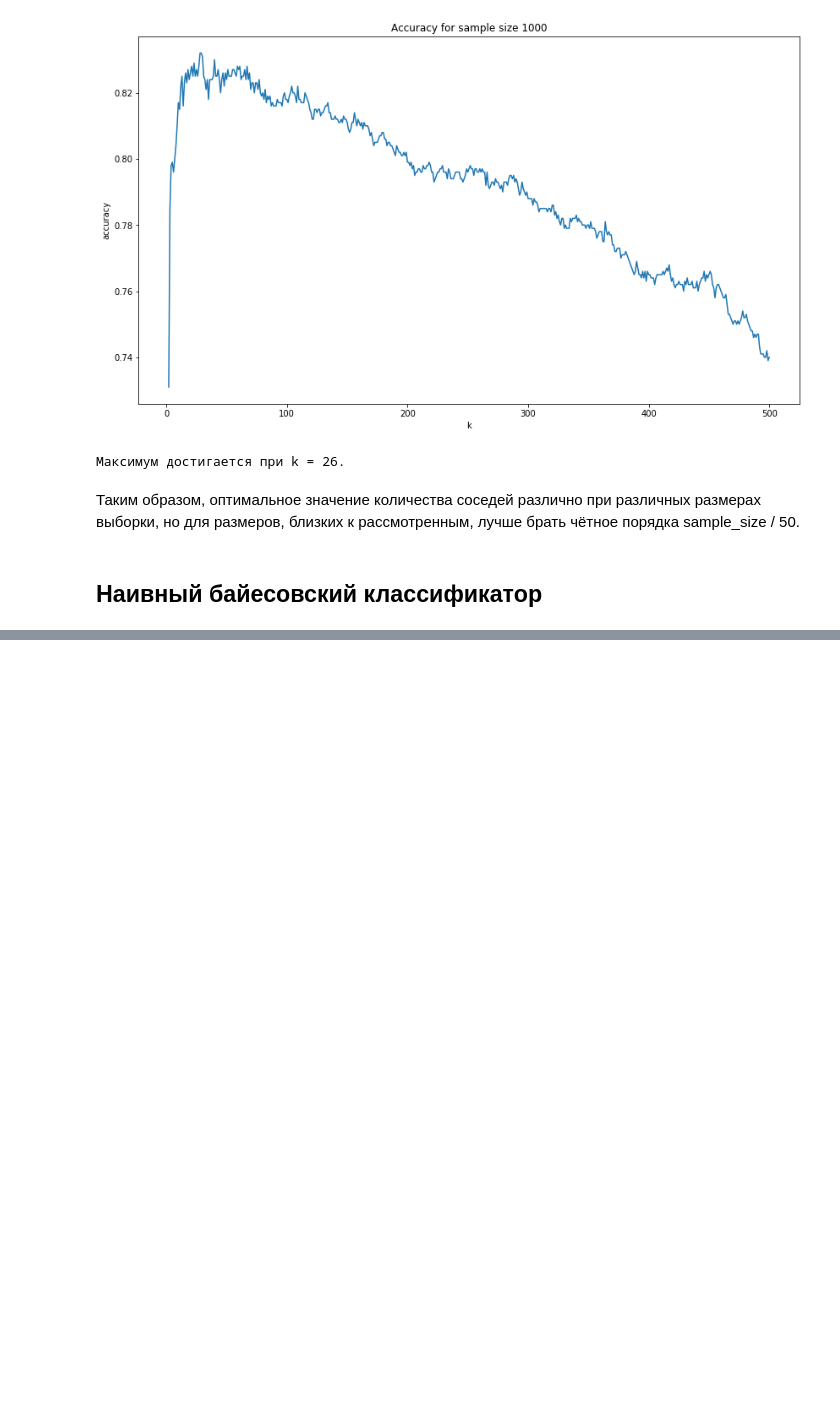
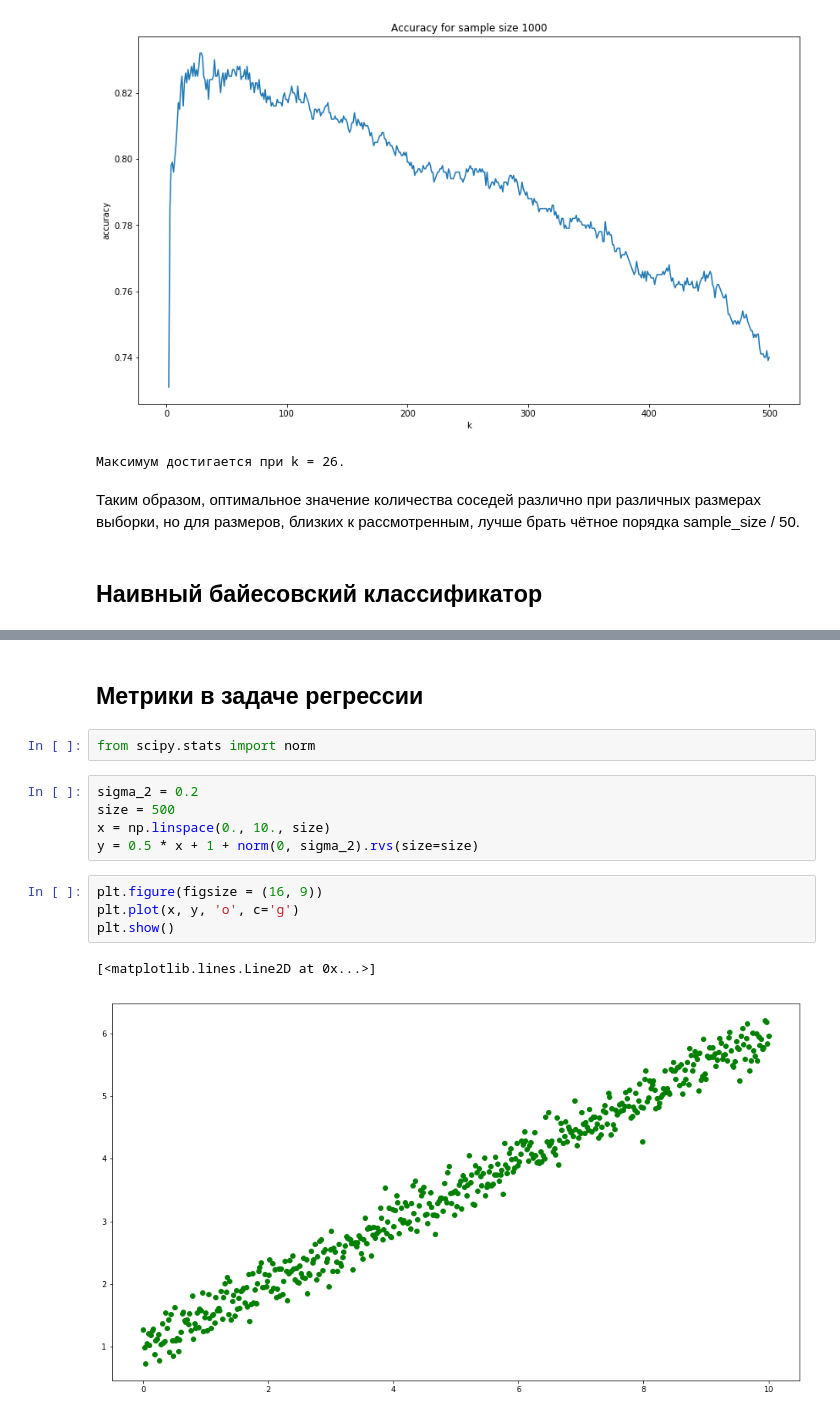
Before and after one commit to cache-nez/ml-mipt, a Jupyter notebook: hw1/hw1_Ekaterina_Goltsova.ipynb, the cells around one changed output, grey strips where cells are left out. Cells and saved outputs as stored; diff of their text form; blank space fills up the shorter version.

```diff
--- a/hw1/hw1_Ekaterina_Goltsova.ipynb
+++ b/hw1/hw1_Ekaterina_Goltsova.ipynb
@@ -117,0 +203,16 @@ for size in [100, 200, 500, 1000]:
+# %% [markdown]
+## Метрики в задаче регрессии
+# %%
+from scipy.stats import norm
+# %%
+sigma_2 = 0.2
+size = 500
+x = np.linspace(0., 10., size)
+y = 0.5 * x + 1 + norm(0, sigma_2).rvs(size=size)
+# %%
+plt.figure(figsize = (16, 9))
+plt.plot(x, y, 'o', c='g')
+plt.show()
+# %% [output]
+[<matplotlib.lines.Line2D at 0x...>]
+[figure, added]
```
Also changed, not shown: parts of 10 cells of this notebook, 1 other file.
